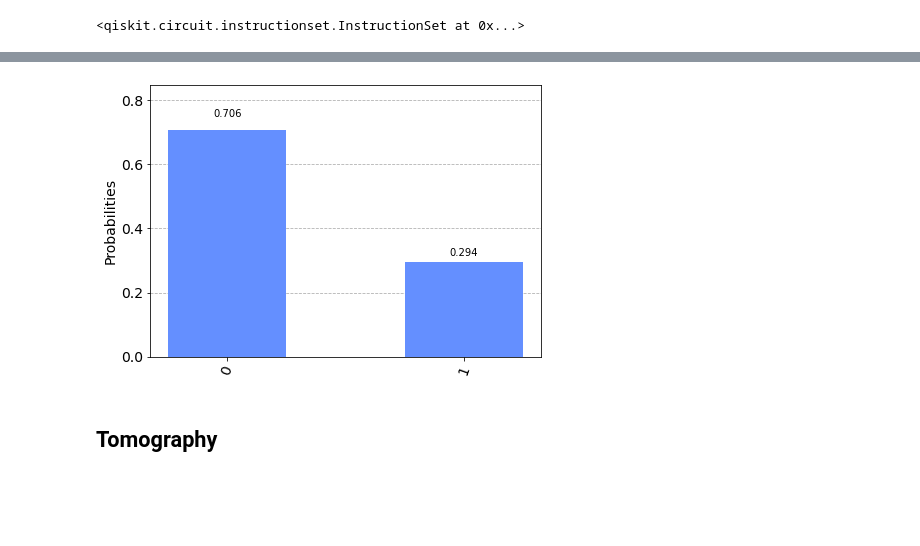
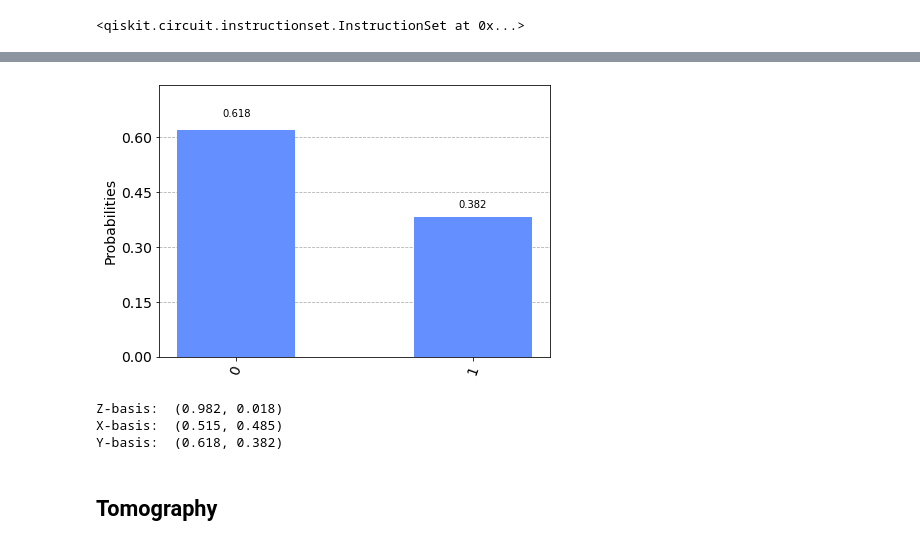
Before and after one commit to calm-cookie/rabi-cycle, a Jupyter notebook: Quantum Simulation - Rabi Cycle.ipynb, the cells around one changed output, grey strips where cells are left out. Cells and saved outputs as stored; diff of their text form; code cells hidden in the pictures; blank space fills up the shorter version.

```diff
--- a/Quantum Simulation - Rabi Cycle.ipynb
+++ b/Quantum Simulation - Rabi Cycle.ipynb
@@ -369,2 +376,4 @@ qc.decompose().draw(output='mpl')
+# %%
+evolution_time = 3*ln2
 # %% [markdown]
 ### Initializing the quantum circuit
@@ -377,5 +380,5 @@ The evolution time is set in multiples of $\ln{2}$ because $\Delta t = \ln{2}$
 # %%
-evolution_time = ln2 * 2
+qc = q.QuantumCircuit(q_ancilla, q_z, q_x, q_k, q_i, c_z)
 tw = 0
 for i in range(int(evolution_time / ln2)):
     qc.append(A(tw), range(0, 15))
@@ -406,13 +409,12 @@ display(graph)
 ### Performing measurement in X basis
 # %%
 qc_x = q.QuantumCircuit(q_ancilla, q_z, q_x, q_k, q_i, c_z)
-evolution_time = ln2 * 2
 tw = 0
 for i in range(int(evolution_time / ln2)):
     qc_x.append(A(tw), range(0, 15))
     tw += ln2
 qc_x.append(principal_diag(evolution_time), [z])
-qc_x.h(range(0, 15))
+qc_x.h(1)
 # %% [output]
 <qiskit.circuit.instructionset.InstructionSet at 0x...>
 # %%
@@ -442,8 +444,8 @@ for i in range(int(evolution_time / ln2)):
     tw += ln2
 qc_y.append(principal_diag(evolution_time), [z])
 
-qc_y.s(range(0, 15)).inverse()
-qc_y.h(range(0, 15))
+qc_y.append(SdgGate(), [1])
+qc_y.h(1)
 qc_y.measure(q_z, c_z)
 # %% [output]
 <qiskit.circuit.instructionset.InstructionSet at 0x...>
@@ -454,12 +456,20 @@ qc_y.draw(output='mpl')
 # %%
 backend = q.Aer.get_backend('qasm_simulator')
-job = q.execute(qc_y, backend, shots=1000)
-result = job.result()
-counts = result.get_counts(qc_y)
-graph = q.visualization.plot_histogram(counts)
-display(graph)
+job_y = q.execute(qc_y, backend, shots=1000)
+result_y = job_y.result()
+counts_y = result_y.get_counts(qc_y)
+graph_y = q.visualization.plot_histogram(counts_y)
+display(graph_y)
 # %% [output]
-[figure, old version]
+[figure, new version]
+# %%
+print("Z-basis: ", (counts_z['0']/1000, counts_z['1']/1000))
+print("X-basis: ", (counts_x['0']/1000, counts_x['1']/1000))
+print("Y-basis: ", (counts_y['0']/1000, counts_y['1']/1000))
+# %% [output]
+Z-basis:  (0.982, 0.018)
+X-basis:  (0.515, 0.485)
+Y-basis:  (0.618, 0.382)
 # %% [markdown]
 ## Tomography
 # %%
```
Also changed, not shown: parts of 19 cells of this notebook.
